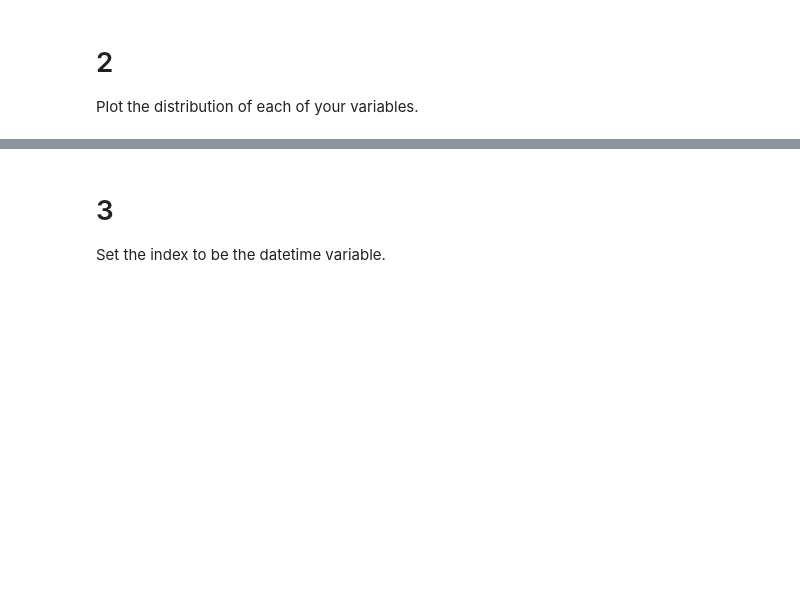
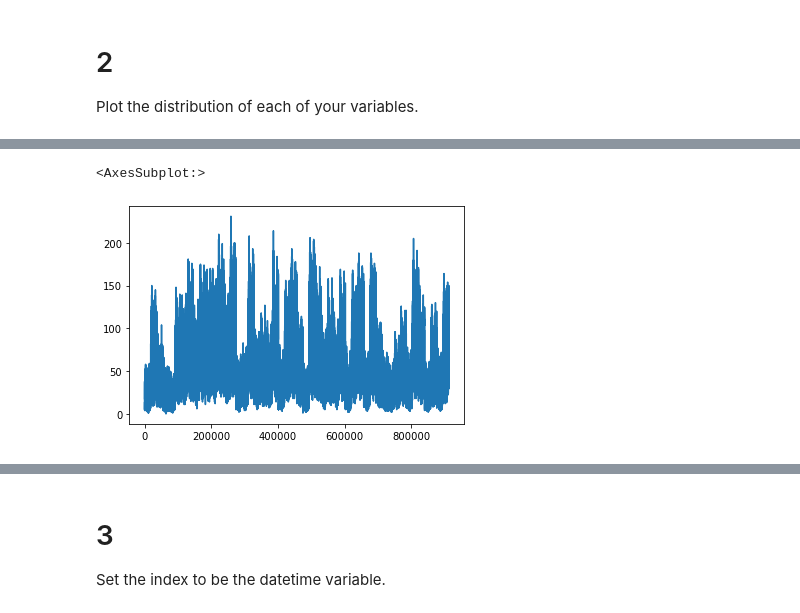
Before and after one commit to VelasquezAlejandro044/time-series-exercises, a Jupyter notebook: prepare_tsa.ipynb, the cells around one changed output, grey strips where cells are left out. Cells and saved outputs as stored; diff of their text form; code cells hidden in the pictures; blank space fills up the shorter version.

```diff
--- a/prepare_tsa.ipynb
+++ b/prepare_tsa.ipynb
@@ -111,0 +112,5 @@ OverflowError: int too big to convert
+# %%
+df.sale_amount.plot()
+# %% [output]
+<AxesSubplot:>
+[figure, added]
```
Also changed, not shown: parts of 50 cells of this notebook, 2 other files.
